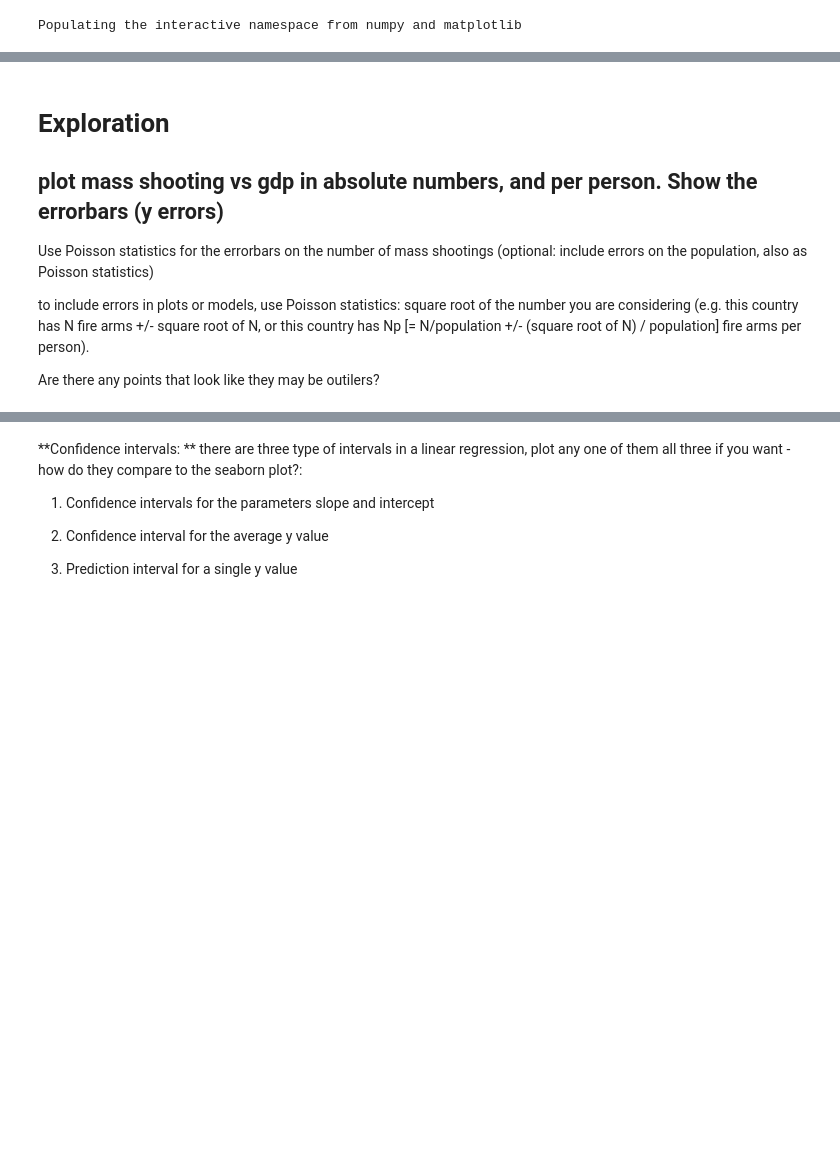
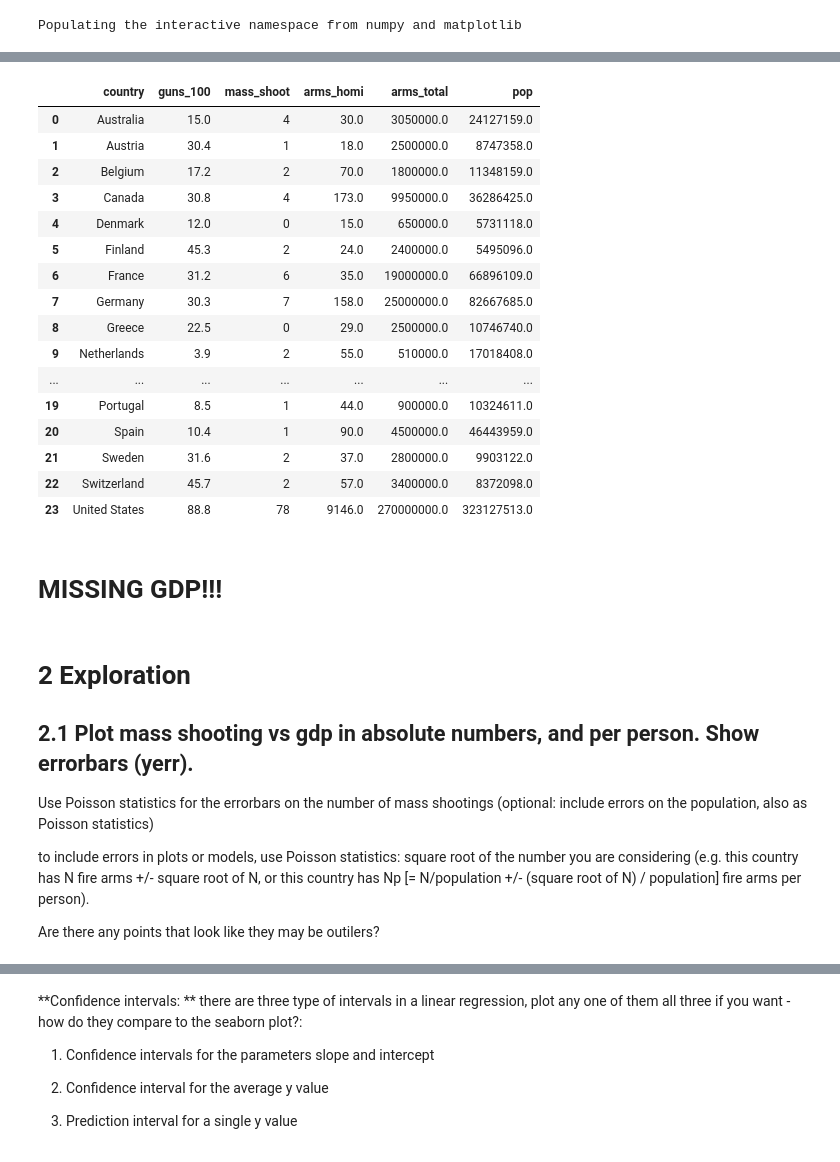
Before and after one commit to ywnch/PUI2017_ywc249, a Jupyter notebook: HW5_ywc249/HW5-3.ipynb, the cells around one changed output, grey strips where cells are left out. Drawn from its saved outputs; the diff is of its cells as text; code cells hidden in the pictures; blank space fills up the shorter version.

```diff
--- a/HW5_ywc249/HW5-3.ipynb
+++ b/HW5_ywc249/HW5-3.ipynb
@@ -52,7 +200,47 @@ Populating the interactive namespace from numpy and matplotlib
+# %%
+df = data213.drop(['Country/Territory', 'ISO code', 'Source', '% of homicides by firearm',
+                   'Homicide by firearm rate per 100,000 pop', 'Rank by rate of ownership',
+                   'Average firearms per 100 people', 'Country Name', 'Country Code',
+                   'Indicator Name', 'Indicator Code', '1960', '1961', '1962', '1963',
+                   '1964', '1965', '1966', '1967', '1968', '1969', '1970', '1971', '1972',
+                   '1973', '1974', '1975', '1976', '1977', '1978', '1979', '1980', '1981',
+                   '1982', '1983', '1984', '1985', '1986', '1987', '1988', '1989', '1990',
+                   '1991', '1992', '1993', '1994', '1995', '1996', '1997', '1998', '1999',
+                   '2000', '2001', '2002', '2003', '2004', '2005', '2006', '2007', '2008',
+                   '2009', '2010', '2011', '2012', '2013', '2014', '2015', 'Unnamed: 61', '_merge'], axis=1)
+
+df.rename(columns={'Country':'country',
+                   'Average total all civilian firearms':'arms_total',
+                   '2016':'pop',
+                   'Number of homicides by firearm':'arms_homi',
+                   'Guns/100 inhabitants':'guns_100',
+                   'Number of mass shootings':'mass_shoot'}, inplace=True)
+
+df
+# %% [output]
+|  | country | guns_100 | mass_shoot | arms_homi | arms_total | pop |
+| 0 | Australia | 15.0 | 4 | 30.0 | 3050000.0 | 24127159.0 |
+| 1 | Austria | 30.4 | 1 | 18.0 | 2500000.0 | 8747358.0 |
+| 2 | Belgium | 17.2 | 2 | 70.0 | 1800000.0 | 11348159.0 |
+| 3 | Canada | 30.8 | 4 | 173.0 | 9950000.0 | 36286425.0 |
+| 4 | Denmark | 12.0 | 0 | 15.0 | 650000.0 | 5731118.0 |
+| 5 | Finland | 45.3 | 2 | 24.0 | 2400000.0 | 5495096.0 |
+| 6 | France | 31.2 | 6 | 35.0 | 19000000.0 | 66896109.0 |
+| 7 | Germany | 30.3 | 7 | 158.0 | 25000000.0 | 82667685.0 |
+| 8 | Greece | 22.5 | 0 | 29.0 | 2500000.0 | 10746740.0 |
+| 9 | Netherlands | 3.9 | 2 | 55.0 | 510000.0 | 17018408.0 |
+| ... | ... | ... | ... | ... | ... | ... |
+| 19 | Portugal | 8.5 | 1 | 44.0 | 900000.0 | 10324611.0 |
+| 20 | Spain | 10.4 | 1 | 90.0 | 4500000.0 | 46443959.0 |
+| 21 | Sweden | 31.6 | 2 | 37.0 | 2800000.0 | 9903122.0 |
+| 22 | Switzerland | 45.7 | 2 | 57.0 | 3400000.0 | 8372098.0 |
+| 23 | United States | 88.8 | 78 | 9146.0 | 270000000.0 | 323127513.0 |
+# %% [markdown]
+# MISSING GDP!!!
 # %% [markdown]
-# Exploration
+# 2 Exploration
 
-## plot mass shooting vs gdp in absolute numbers, and per person. Show the errorbars (y errors)
+## 2.1 Plot mass shooting vs gdp in absolute numbers, and per person. Show errorbars (yerr).
 
 Use Poisson statistics for the errorbars on the number of mass shootings (optional: include errors on the population, also as Poisson statistics)
 
```
Also changed, not shown: parts of 44 cells of this notebook, 1 other file.
